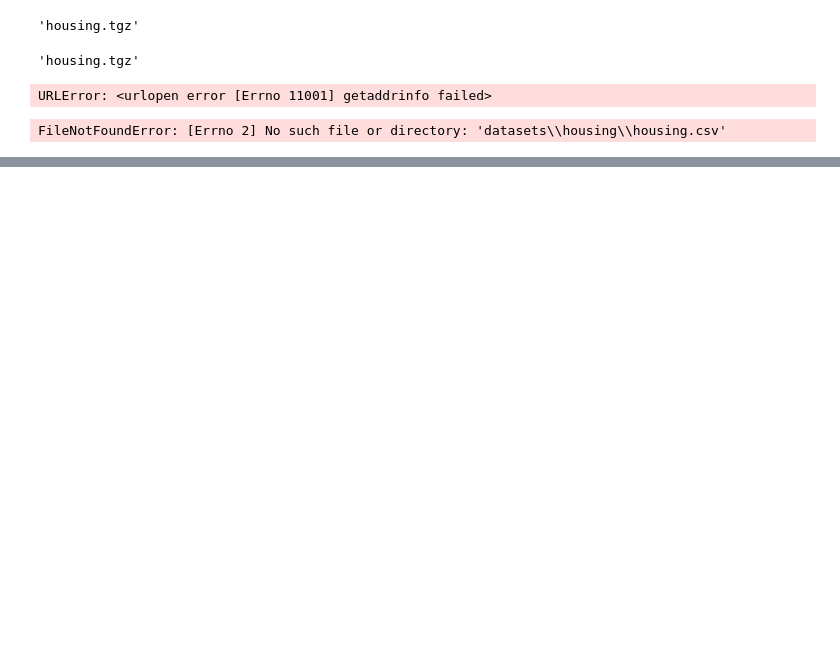
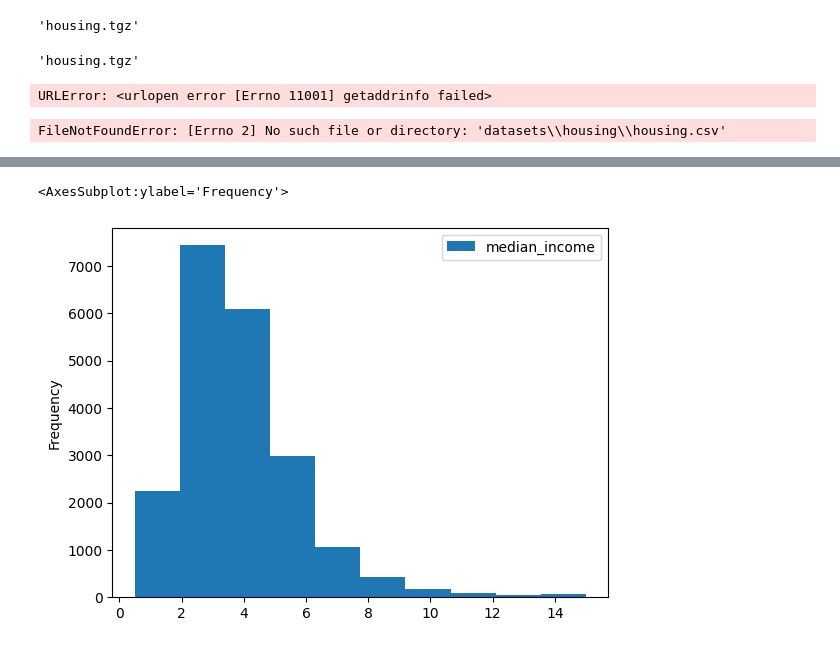
Before and after one commit to sagark721/Machine_Learning_Projects, a Jupyter notebook: notebook/example2.ipynb, the cells around one changed output, grey strips where cells are left out. Cells and saved outputs as stored; diff of their text form; code cells hidden in the pictures; blank space fills up the shorter version.

```diff
--- a/notebook/example2.ipynb
+++ b/notebook/example2.ipynb
@@ -47,0 +54,2 @@ FileNotFoundError: [Errno 2] No such file or directory: 'datasets\\housing\\hous
+# %%
+housing_data_frame=pd.read_csv(r"C:\Users\pkana\Machine_Learning_Projects\housing\artifact\data_ingestion\2022-09-27-14-20-17\raw_data\housing.csv")
@@ -47,0 +87,5 @@ FileNotFoundError: [Errno 2] No such file or directory: 'datasets\\housing\\hous
+# %%
+housing_data_frame[["median_income"]].plot(kind="hist")
+# %% [output]
+<AxesSubplot:ylabel='Frequency'>
+[figure, added]
```
Also changed, not shown: parts of 37 cells of this notebook, 4 other files.
